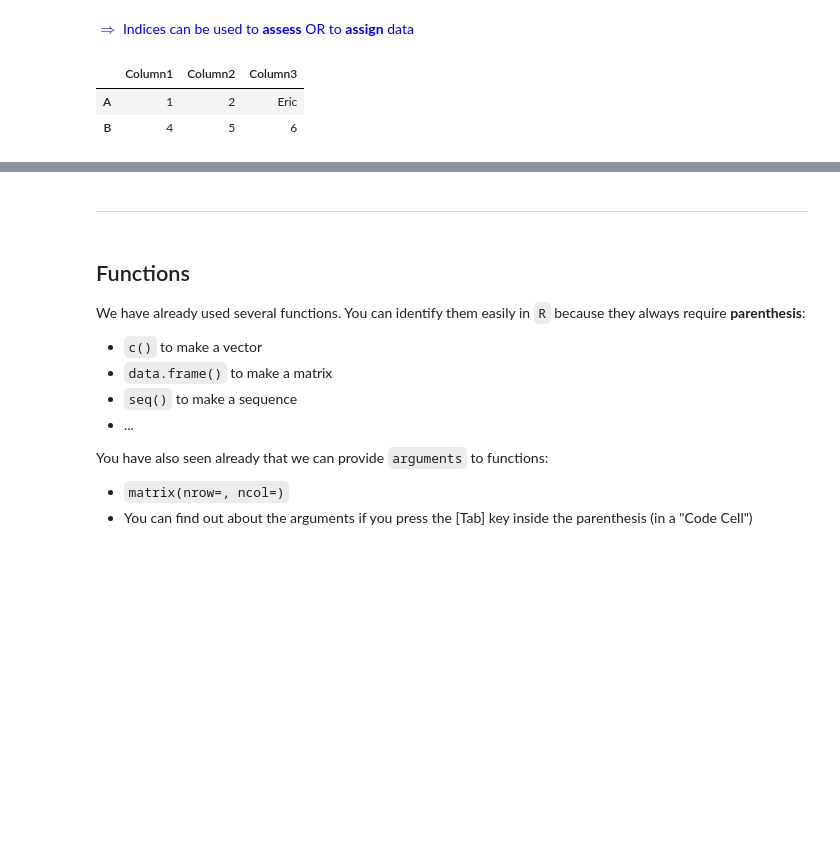
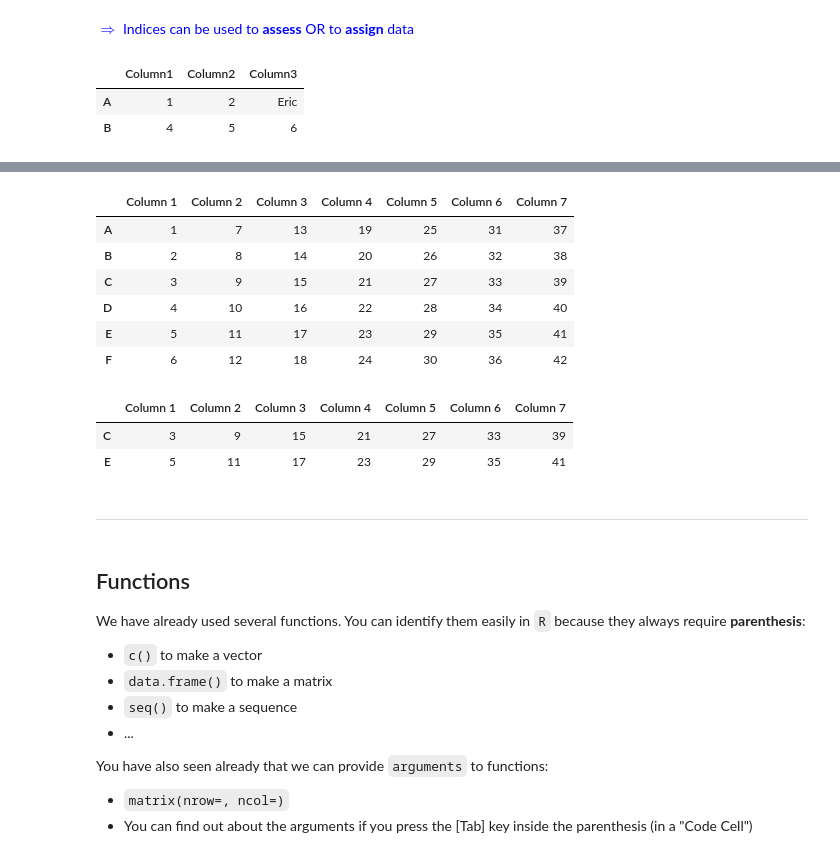
Before and after one commit to pohleric/geoscience-unifr-py, a Jupyter notebook: SGS.01101/Lesson_03/Lecture_3(1).ipynb, the cells around one changed output, grey strips where cells are left out. Drawn from its saved outputs; the diff is of its cells as text; code cells hidden in the pictures; blank space fills up the shorter version.

```diff
--- a/SGS.01101/Lesson_03/Lecture_3(1).ipynb
+++ b/SGS.01101/Lesson_03/Lecture_3(1).ipynb
@@ -476,3 +487,26 @@ df2
+# %%
+data = np.arange(1, 43).reshape(6, 7, order='F')
+df3 = pd.DataFrame(data,
+                  columns=['Column 1', 'Column 2', 'Column 3', 'Column 4', 'Column 5', 'Column 6', 'Column 7'],
+                  index=['A','B','C','D','E','F'])
+df3
+# %% [output]
+|  | Column 1 | Column 2 | Column 3 | Column 4 | Column 5 | Column 6 | Column 7 |
+| A | 1 | 7 | 13 | 19 | 25 | 31 | 37 |
+| B | 2 | 8 | 14 | 20 | 26 | 32 | 38 |
+| C | 3 | 9 | 15 | 21 | 27 | 33 | 39 |
+| D | 4 | 10 | 16 | 22 | 28 | 34 | 40 |
+| E | 5 | 11 | 17 | 23 | 29 | 35 | 41 |
+| F | 6 | 12 | 18 | 24 | 30 | 36 | 42 |
+# %%
+i0 = 2  # start row index
+i1 = 5  # end row index
+ii = 2  # increment (e.g. jump 2 instead of 1 row)
+df3.iloc[i0:i1:ii,:]
+# %% [output]
+|  | Column 1 | Column 2 | Column 3 | Column 4 | Column 5 | Column 6 | Column 7 |
+| C | 3 | 9 | 15 | 21 | 27 | 33 | 39 |
+| E | 5 | 11 | 17 | 23 | 29 | 35 | 41 |
 # %% [markdown]
 ***
 # %% [markdown]
```
Also changed, not shown: parts of 26 cells of this notebook.
